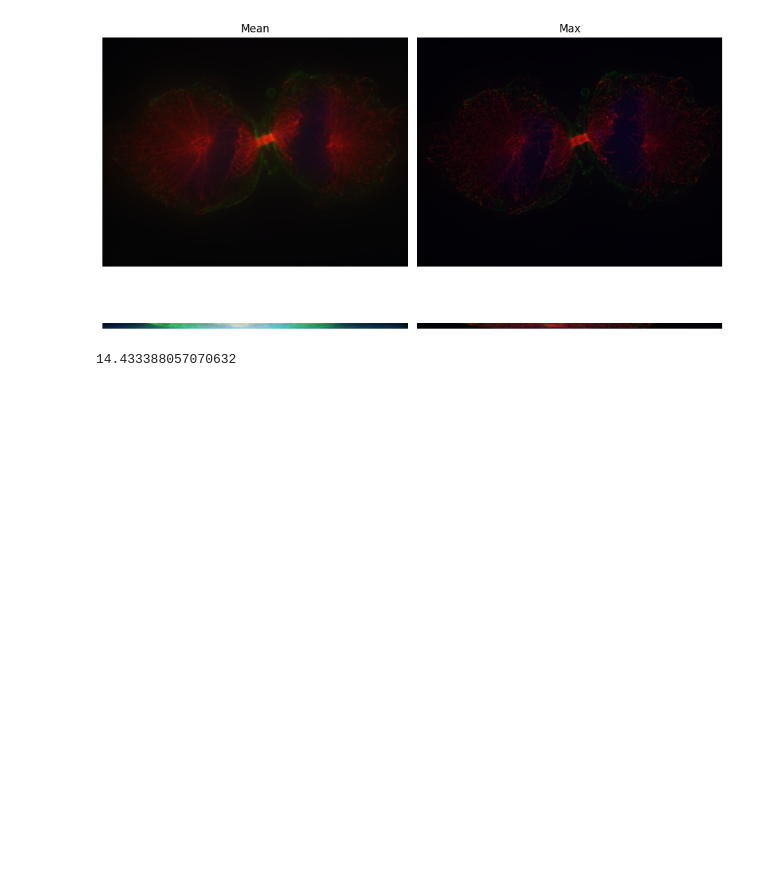
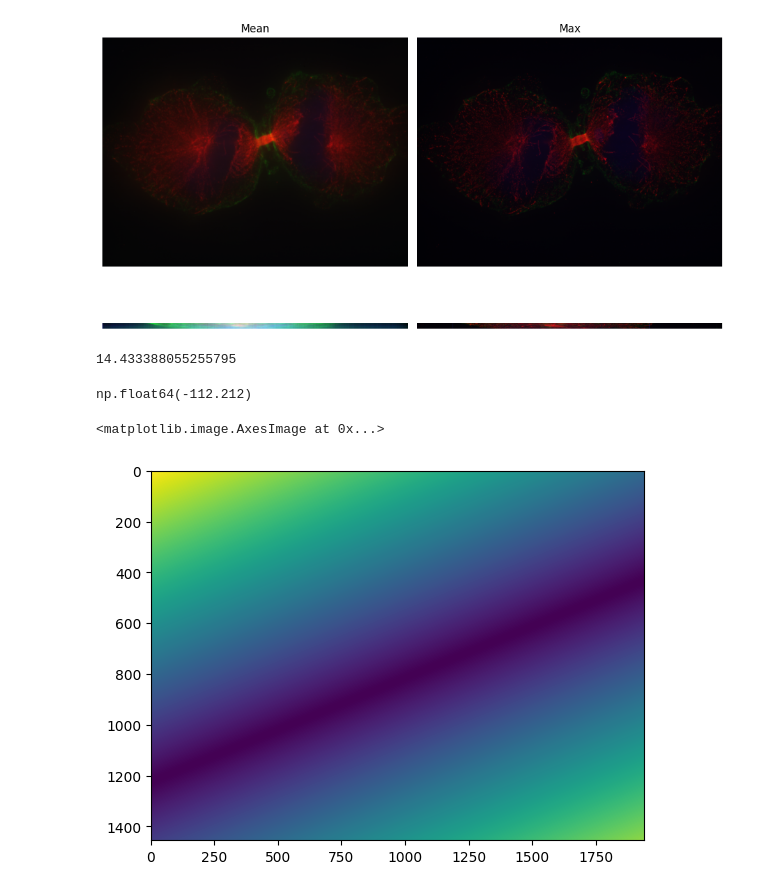
Before and after one commit to zacsimile/cytokinesis-pseudotime-analysis, a Jupyter notebook: 3d_analysis.ipynb, the cells around one changed output. Saved outputs shown, nothing was run; the diff lists cells and outputs as text; code cells hidden in the pictures; blank space fills up the shorter version.

Commit message:
Fix central position typo, add coordinate transitions

```diff
--- a/3d_analysis.ipynb
+++ b/3d_analysis.ipynb
@@ -50,4 +50,4 @@ for image_file in image_files:
 # image_file = "20240719_NRK49FS2GFP_UExM_GFP-488_aTub-568_DAPI_25min_01.nd"
 image_path = os.path.join(image_directory, image_file)
 # %%
-im = AICSImage(image_path)
+im = image_utils.NDImage(image_path)
@@ -82,16 +77,31 @@ axs[0,1].set_title('Max')
 fig.tight_layout()
 # %% [output]
 [figure]
-# %%
-x = ml["X"]
-
-chs = measure.profile_line(max_proj_xz.T,
-                              [x, max_proj_xz.shape[1]-1],
-                              [x, 0],
-                              linewidth=25)
-mt, _, _ = chs.T
-_, res_lsq_mt = line_utils.fit_gaussian_fwhm(mt, return_dict=True)
-z_coord = res_lsq_mt.x[1]
-print(z_coord)
-# %% [output]
-14.433388057070632
+# %%
+z_coord = line_utils.find_central_pos(max_proj_xz, ml["X"])
+print(z_coord)
+# %% [output]
+14.433388055255795
+# %%
+import numpy as np
+
+import math_utils
+
+Z, Y, X = np.meshgrid(*[range(n) for n in im.shape[1:]], indexing='ij')
+Z = Z - z_coord
+Y = Y - ml["Y"]
+X = X - ml["X"]
+
+angle = ml["Angle"]*np.pi/180
+
+
+r, theta, z = math_utils.cart2cyl(Z, Y*np.cos(angle)-X*np.sin(angle), Y*np.sin(angle)+X*np.cos(angle))
+# %%
+ml["Angle"]
+# %% [output]
+np.float64(-112.212)
+# %%
+plt.imshow(r.max(0).T[::-1,:])
+# %% [output]
+<matplotlib.image.AxesImage at 0x...>
+[figure, added]
```
Also changed, not shown: parts of 7 cells of this notebook, 3 other files.
